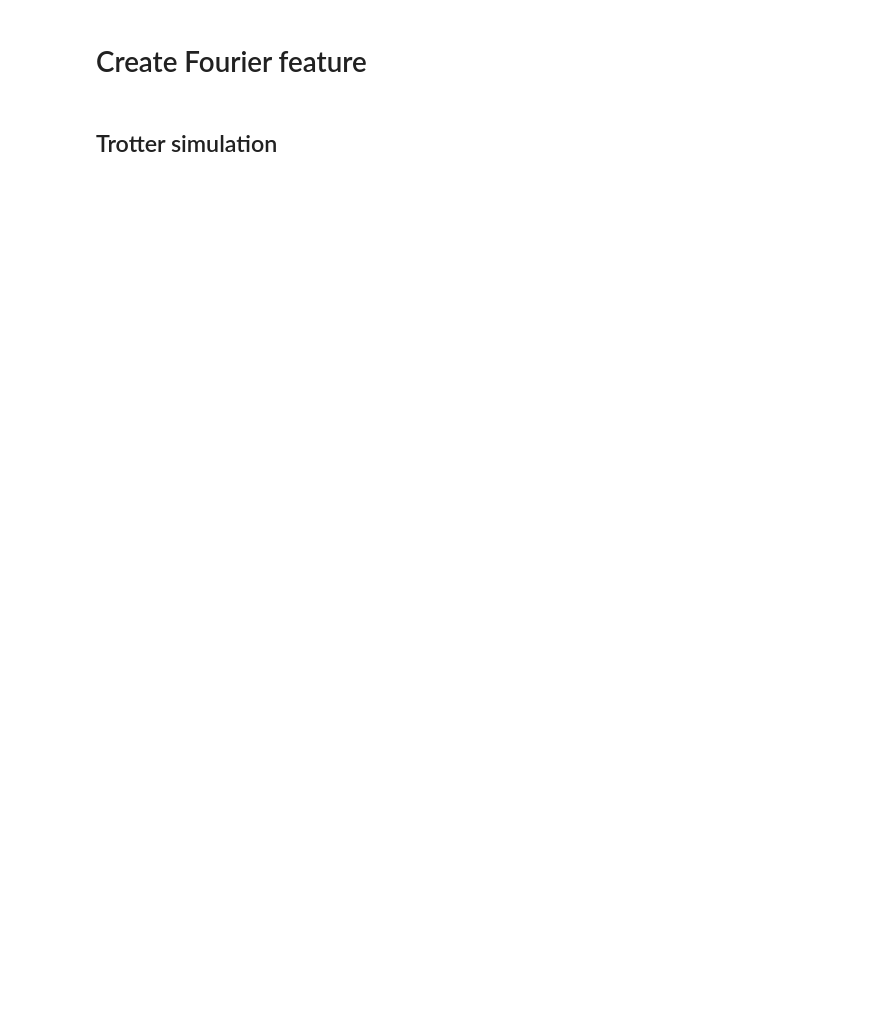
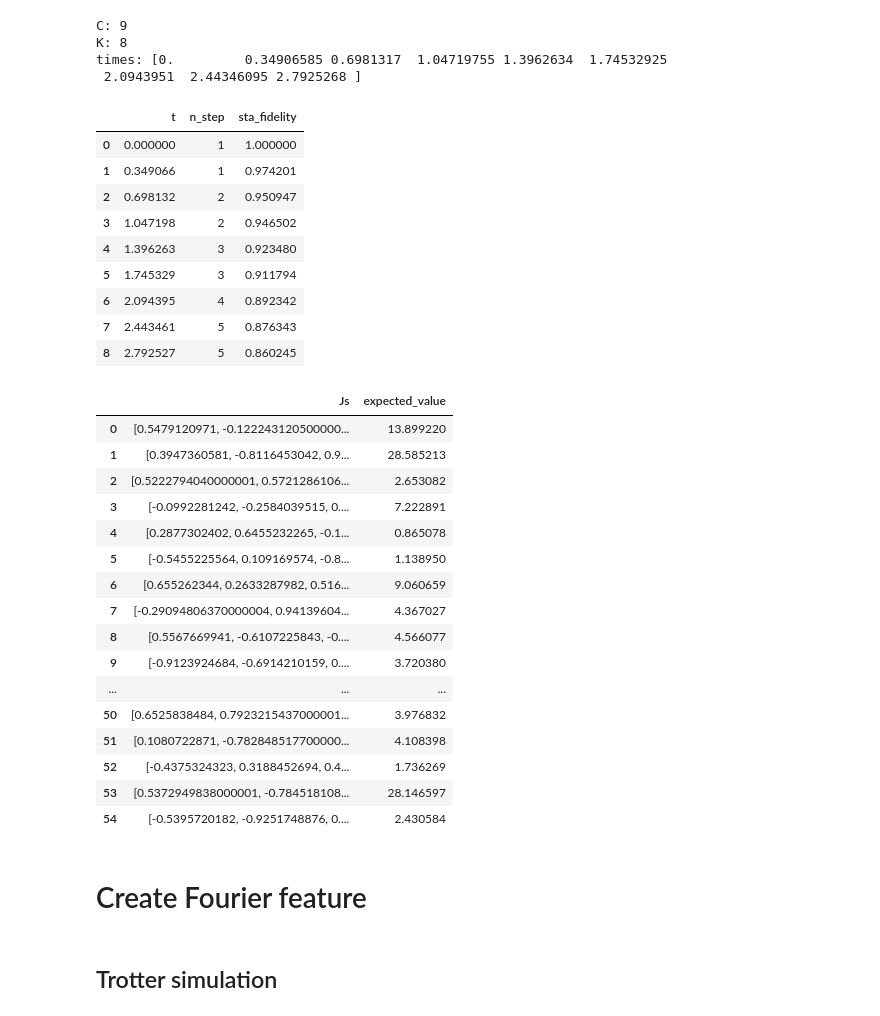
Before and after one commit to YutoMorohoshi/fourier_learning_ibm, a Jupyter notebook: fourier_feature_qpu.ipynb, the cells around one changed output. Saved outputs shown, nothing was run; the diff lists cells and outputs as text; code cells hidden in the pictures; blank space fills up the shorter version.

```diff
--- a/fourier_feature_qpu.ipynb
+++ b/fourier_feature_qpu.ipynb
@@ -110,3 +96,66 @@ times: [0.0, 0.29101917210999007, 0.5820383442199801, 0.8730575163299702, 1.1640
+# %%
+n_qubits = 4
+
+# Load parameters
+with open(f"results/get_param/{n_qubits}Q_param.json", "r") as f:
+    param = json.load(f)
+C = param["C"]
+K = param["K"]
+n_features = (
+    K + 1
+)  # 実数部分の特徴量の数。1 は t=0, つまり定数項。虚数も含んだ特徴量の数は 2K+1
+
+print(f"C: {C}")
+print(f"K: {K}")
+
+# Load dataset (orient="records")
+df_n_step = pd.read_json(
+    f"results/get_param/{n_qubits}Q_optimal_n_step.json", orient="records"
+)
+times = df_n_step["t"].values
+print(f"times: {times}")
+display(df_n_step)
+
+# Load dataset (orient="records")
+df_dataset = pd.read_json(
+    f"results/get_dataset/{n_qubits}Q_dataset.json", orient="records"
+)
+all_Js = df_dataset["Js"].values
+all_expected_values = df_dataset["expected_value"].values
+n_samples = len(all_Js)
+display(df_dataset)
+# %% [output]
+C: 9
+K: 8
+times: [0.         0.34906585 0.6981317  1.04719755 1.3962634  1.74532925
+ 2.0943951  2.44346095 2.7925268 ]
+|  | t | n_step | sta_fidelity |
+| 0 | 0.000000 | 1 | 1.000000 |
+| 1 | 0.349066 | 1 | 0.974201 |
+| 2 | 0.698132 | 2 | 0.950947 |
+| 3 | 1.047198 | 2 | 0.946502 |
+| 4 | 1.396263 | 3 | 0.923480 |
+| 5 | 1.745329 | 3 | 0.911794 |
+| 6 | 2.094395 | 4 | 0.892342 |
+| 7 | 2.443461 | 5 | 0.876343 |
+| 8 | 2.792527 | 5 | 0.860245 |
+|  | Js | expected_value |
+| 0 | [0.5479120971, -0.122243120500000... | 13.899220 |
+| 1 | [0.3947360581, -0.8116453042, 0.9... | 28.585213 |
+| 2 | [0.5222794040000001, 0.5721286106... | 2.653082 |
+| 3 | [-0.0992281242, -0.2584039515, 0.... | 7.222891 |
+| 4 | [0.2877302402, 0.6455232265, -0.1... | 0.865078 |
+| 5 | [-0.5455225564, 0.109169574, -0.8... | 1.138950 |
+| 6 | [0.655262344, 0.2633287982, 0.516... | 9.060659 |
+| 7 | [-0.29094806370000004, 0.94139604... | 4.367027 |
+| 8 | [0.5567669941, -0.6107225843, -0.... | 4.566077 |
+| 9 | [-0.9123924684, -0.6914210159, 0.... | 3.720380 |
+| ... | ... | ... |
+| 50 | [0.6525838484, 0.7923215437000001... | 3.976832 |
+| 51 | [0.1080722871, -0.782848517700000... | 4.108398 |
+| 52 | [-0.4375324323, 0.3188452694, 0.4... | 1.736269 |
+| 53 | [0.5372949838000001, -0.784518108... | 28.146597 |
+| 54 | [-0.5395720182, -0.9251748876, 0.... | 2.430584 |
 # %% [markdown]
 # Create Fourier feature
 # %% [markdown]
```
Also changed, not shown: parts of 15 cells of this notebook, 18 other files.
